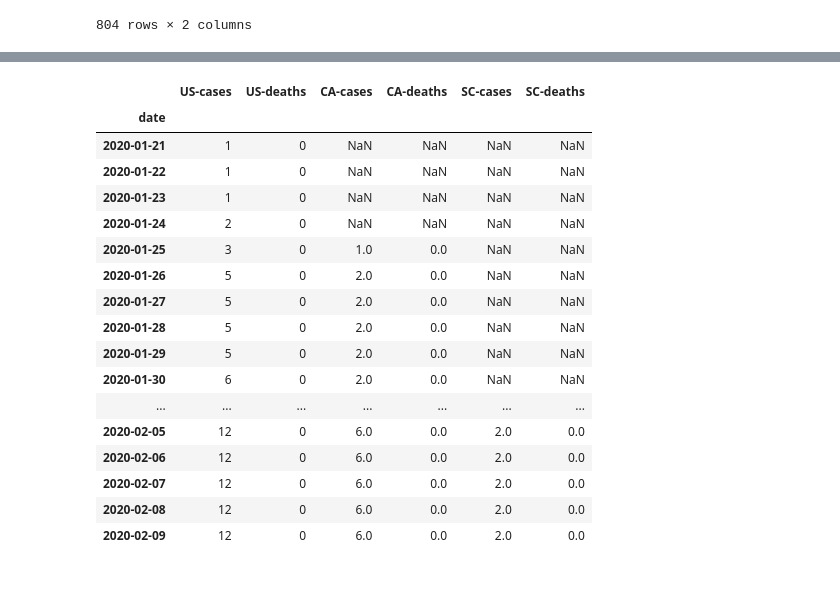
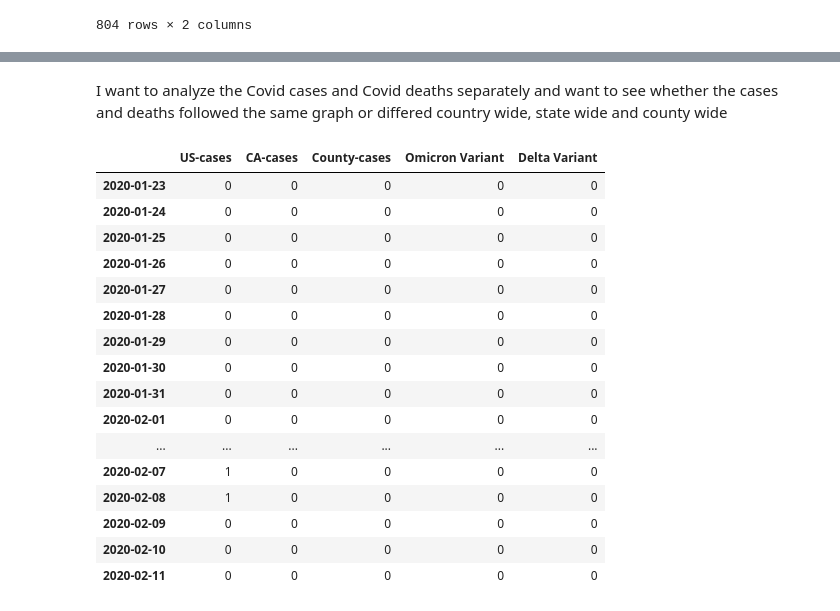
Before and after one commit to shivavsrivastava/Covid19_Visualization, a Jupyter notebook: Covid19_Visualization.ipynb, the cells around one changed output, grey strips where cells are left out. Drawn from its saved outputs; the diff is of its cells as text; code cells hidden in the pictures; blank space fills up the shorter version.

```diff
--- a/Covid19_Visualization.ipynb
+++ b/Covid19_Visualization.ipynb
@@ -283,6 +290,8 @@ sc_df = sc_df.fillna(0).astype(int)
 sc_df = sc_df.rename(columns = {'Cases-Avg': 'County-cases', 'Deaths-Avg': 'County-deaths'})
 sc_df = sc_df[['County-cases', 'County-deaths']]
 sc_df = sc_df.drop(sc_df.index[-1])
+sc_cases = sc_df[['County-cases']]
+sc_deaths = sc_df[['County-deaths']]
 #sc_df.to_csv('data/sc_df.csv')
 print(sc_df.shape)
 sc_df
@@ -324,28 +350,36 @@ sc_df.plot_bokeh(kind='bar',
 [interactive output not drawn]
 [interactive output not drawn]
 [interactive output not drawn]
-# %%
-# Merge the 3 databases
-merged_df = pd.merge(us_df, ca_df, how='outer', left_index=True, right_index=True)
-#merged_df.tail()
-merged_df = pd.merge(merged_df, sc_df, how='outer', left_index=True, right_index=True)
-merged_df.head(20)
-# %% [output]
-|  | US-cases | US-deaths | CA-cases | CA-deaths | SC-cases | SC-deaths |
-| date |  |  |  |  |  |  |
-| 2020-01-21 | 1 | 0 | NaN | NaN | NaN | NaN |
-| 2020-01-22 | 1 | 0 | NaN | NaN | NaN | NaN |
-| 2020-01-23 | 1 | 0 | NaN | NaN | NaN | NaN |
-| 2020-01-24 | 2 | 0 | NaN | NaN | NaN | NaN |
-| 2020-01-25 | 3 | 0 | 1.0 | 0.0 | NaN | NaN |
-| 2020-01-26 | 5 | 0 | 2.0 | 0.0 | NaN | NaN |
-| 2020-01-27 | 5 | 0 | 2.0 | 0.0 | NaN | NaN |
-| 2020-01-28 | 5 | 0 | 2.0 | 0.0 | NaN | NaN |
-| 2020-01-29 | 5 | 0 | 2.0 | 0.0 | NaN | NaN |
-| 2020-01-30 | 6 | 0 | 2.0 | 0.0 | NaN | NaN |
-| ... | ... | ... | ... | ... | ... | ... |
-| 2020-02-05 | 12 | 0 | 6.0 | 0.0 | 2.0 | 0.0 |
-| 2020-02-06 | 12 | 0 | 6.0 | 0.0 | 2.0 | 0.0 |
-| 2020-02-07 | 12 | 0 | 6.0 | 0.0 | 2.0 | 0.0 |
-| 2020-02-08 | 12 | 0 | 6.0 | 0.0 | 2.0 | 0.0 |
-| 2020-02-09 | 12 | 0 | 6.0 | 0.0 | 2.0 | 0.0 |
+# %% [markdown]
+I want to analyze the Covid cases and Covid deaths separately and want to see whether the cases and deaths followed the same graph or differed country wide, state wide and county wide
+# %%
+# Merge US-cases, CA-cases and SC-cases
+merged_cases = pd.merge(us_cases, ca_cases, how='outer', left_index=True, right_index=True)
+merged_cases = pd.merge(merged_cases, sc_cases, how='outer', left_index=True, right_index=True)
+merged_cases = merged_cases.fillna(0).astype(int)
+# Start a column for Omicron variant
+merged_cases['Omicron Variant'] = 0
+merged_cases.loc['2021-11-22', 'Omicron Variant'] = 1000000
+
+# Start a column for Delta variant
+merged_cases['Delta Variant'] = 0
+merged_cases.loc['2021-4-15', 'Delta Variant'] = 1000000
+merged_cases.head(20)
+# %% [output]
+|  | US-cases | CA-cases | County-cases | Omicron Variant | Delta Variant |
+| 2020-01-23 | 0 | 0 | 0 | 0 | 0 |
+| 2020-01-24 | 0 | 0 | 0 | 0 | 0 |
+| 2020-01-25 | 0 | 0 | 0 | 0 | 0 |
+| 2020-01-26 | 0 | 0 | 0 | 0 | 0 |
+| 2020-01-27 | 0 | 0 | 0 | 0 | 0 |
+| 2020-01-28 | 0 | 0 | 0 | 0 | 0 |
+| 2020-01-29 | 0 | 0 | 0 | 0 | 0 |
+| 2020-01-30 | 0 | 0 | 0 | 0 | 0 |
+| 2020-01-31 | 0 | 0 | 0 | 0 | 0 |
+| 2020-02-01 | 0 | 0 | 0 | 0 | 0 |
+| ... | ... | ... | ... | ... | ... |
+| 2020-02-07 | 1 | 0 | 0 | 0 | 0 |
+| 2020-02-08 | 1 | 0 | 0 | 0 | 0 |
+| 2020-02-09 | 0 | 0 | 0 | 0 | 0 |
+| 2020-02-10 | 0 | 0 | 0 | 0 | 0 |
+| 2020-02-11 | 0 | 0 | 0 | 0 | 0 |
```
Also changed, not shown: parts of 12 cells of this notebook, 1 other file.
